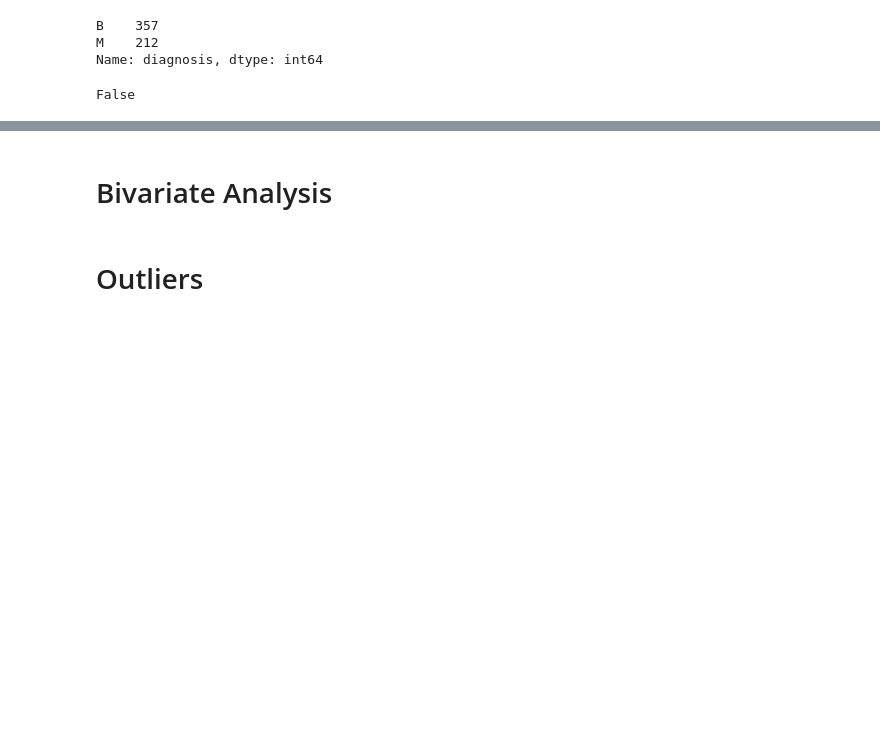
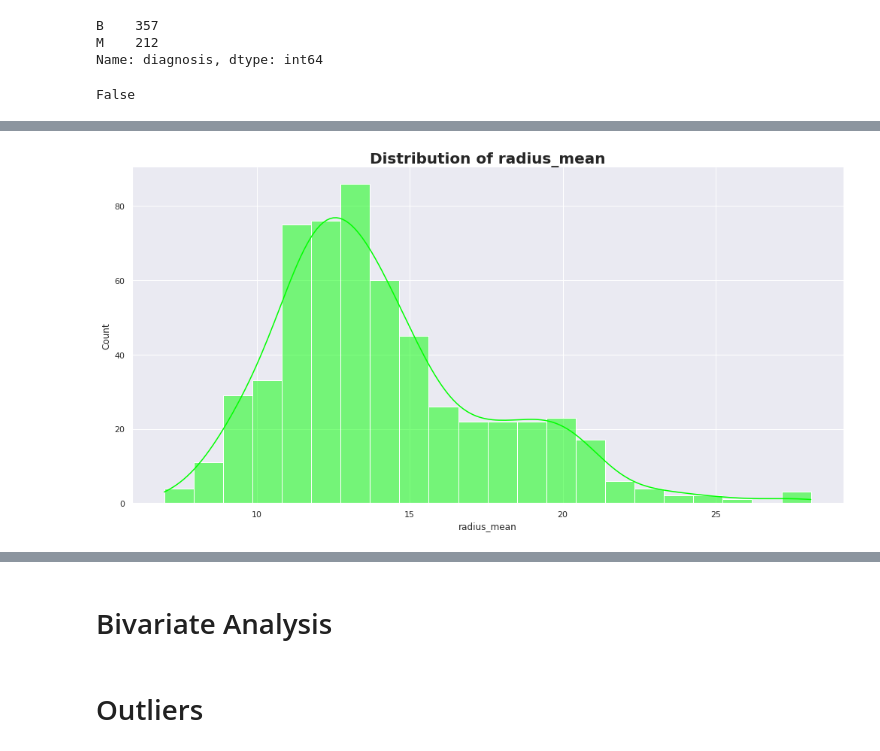
Before and after one commit to abel-blue/breastCancer-causal-Inference, a Jupyter notebook: notebooks/data_exploration.ipynb, the cells around one changed output, grey strips where cells are left out. Cells and saved outputs as stored; diff of their text form; code cells hidden in the pictures; blank space fills up the shorter version.

```diff
--- a/notebooks/data_exploration.ipynb
+++ b/notebooks/data_exploration.ipynb
@@ -239,0 +253,4 @@ False
+# %%
+exploration.plot_hist(train_df, 'radius_mean', 'lime')
+# %% [output]
+[figure, added]
```
Also changed, not shown: parts of 6 cells of this notebook.
